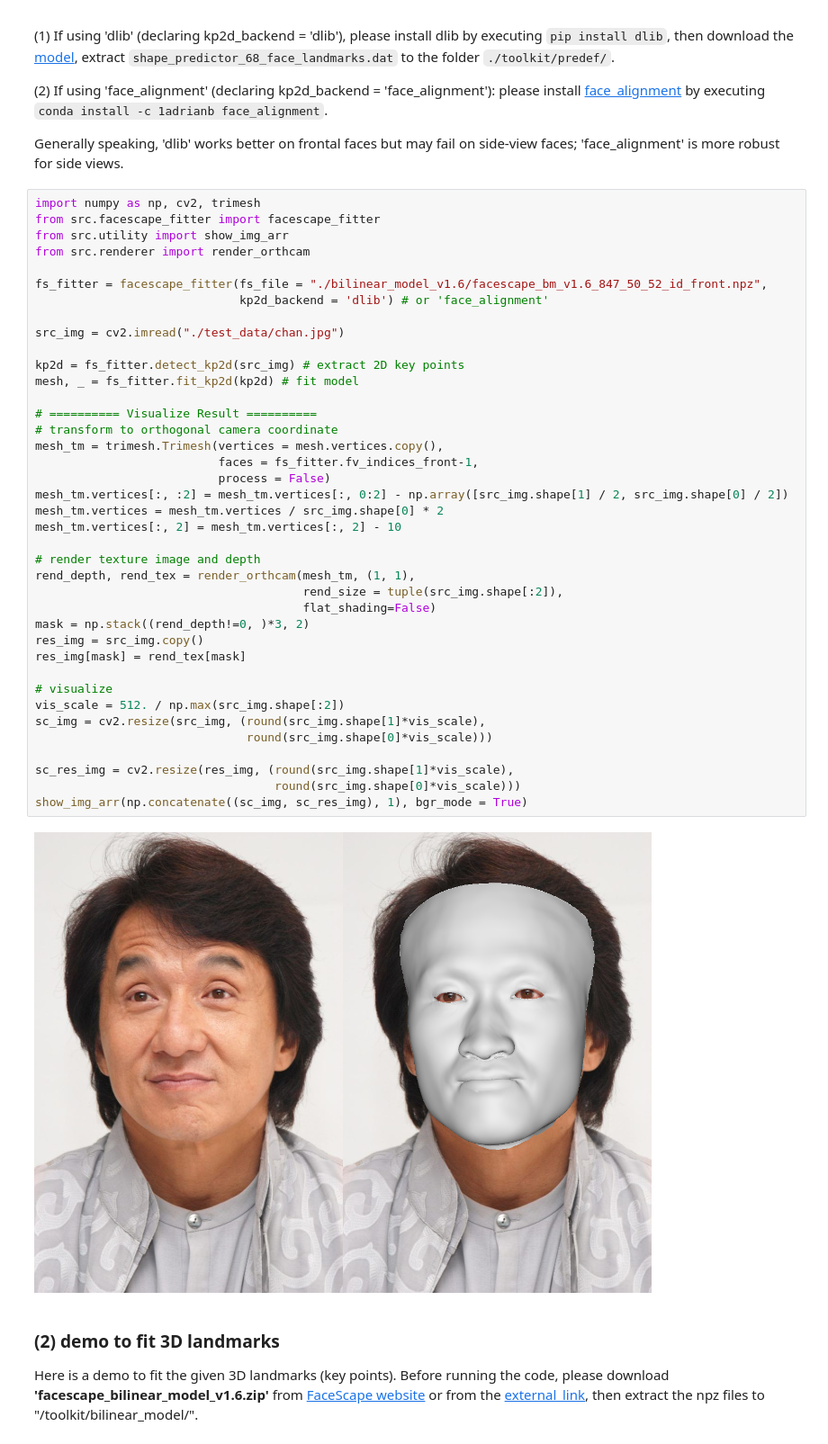
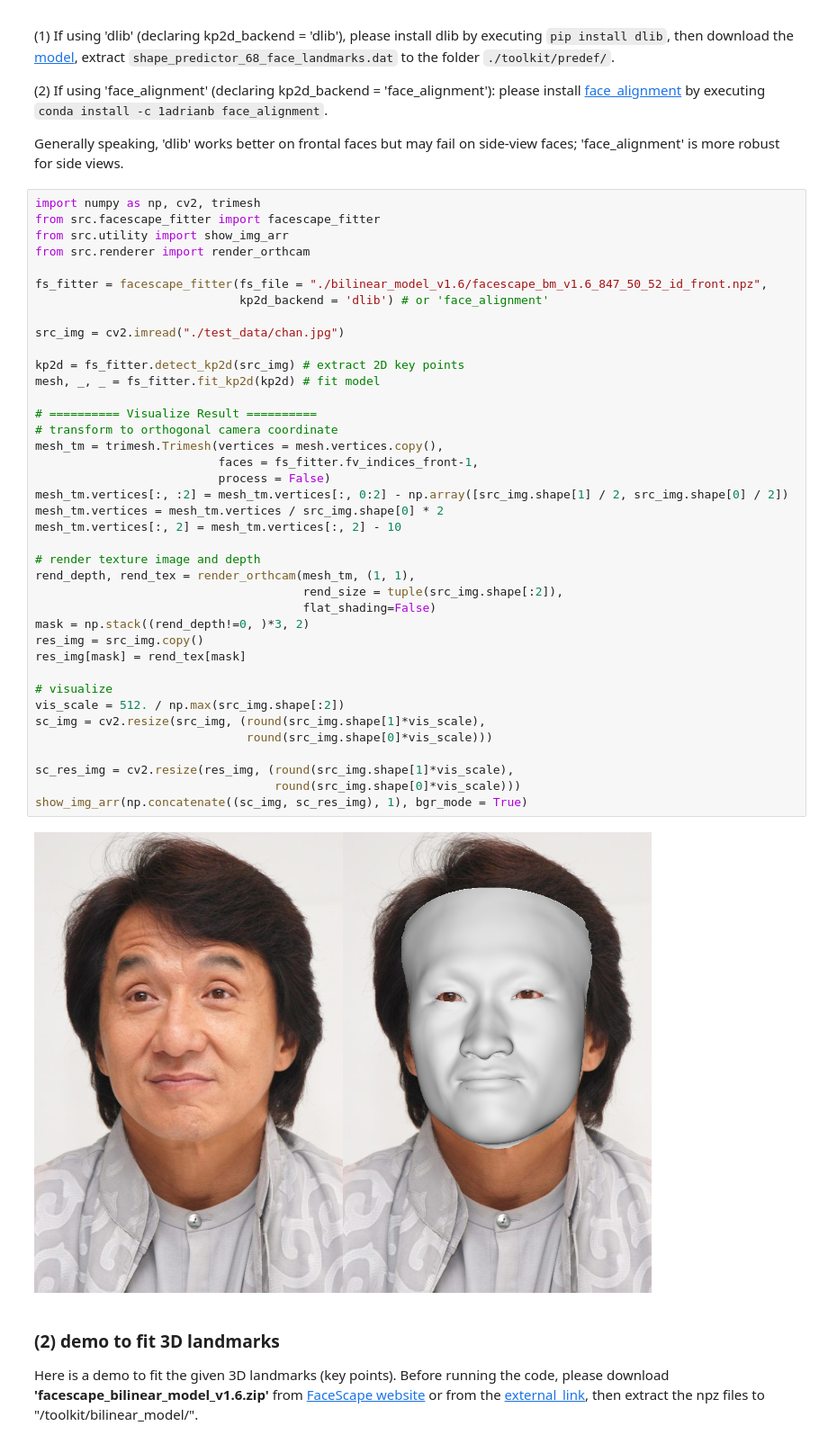
Before and after one commit to zhuhao-nju/facescape, a Jupyter notebook: toolkit/demo_bilinear_fit.ipynb, the cells around one changed output. Shown: that part at 90% size. Drawn from its saved outputs; the diff is of its cells as text.

```diff
--- a/toolkit/demo_bilinear_fit.ipynb
+++ b/toolkit/demo_bilinear_fit.ipynb
@@ -26,35 +26,35 @@ fs_fitter = facescape_fitter(fs_file = "./bilinear_model_v1.6/facescape_bm_v1.6_
 src_img = cv2.imread("./test_data/chan.jpg")
 
 kp2d = fs_fitter.detect_kp2d(src_img) # extract 2D key points
-mesh, _ = fs_fitter.fit_kp2d(kp2d) # fit model
+mesh, _, _ = fs_fitter.fit_kp2d(kp2d) # fit model
 
 # ========== Visualize Result ==========
 # transform to orthogonal camera coordinate
 mesh_tm = trimesh.Trimesh(vertices = mesh.vertices.copy(),
                           faces = fs_fitter.fv_indices_front-1,
                           process = False)
 mesh_tm.vertices[:, :2] = mesh_tm.vertices[:, 0:2] - np.array([src_img.shape[1] / 2, src_img.shape[0] / 2])
 mesh_tm.vertices = mesh_tm.vertices / src_img.shape[0] * 2
 mesh_tm.vertices[:, 2] = mesh_tm.vertices[:, 2] - 10
 
 # render texture image and depth
 rend_depth, rend_tex = render_orthcam(mesh_tm, (1, 1),
                                       rend_size = tuple(src_img.shape[:2]),
                                       flat_shading=False)
 mask = np.stack((rend_depth!=0, )*3, 2)
 res_img = src_img.copy()
 res_img[mask] = rend_tex[mask]
 
 # visualize
 vis_scale = 512. / np.max(src_img.shape[:2])
 sc_img = cv2.resize(src_img, (round(src_img.shape[1]*vis_scale),
                               round(src_img.shape[0]*vis_scale)))
 
 sc_res_img = cv2.resize(res_img, (round(src_img.shape[1]*vis_scale),
                                   round(src_img.shape[0]*vis_scale)))
 show_img_arr(np.concatenate((sc_img, sc_res_img), 1), bgr_mode = True)
 # %% [output]
-[figure, old version]
+[figure, new version]
 # %% [markdown]
 ### (2) demo to fit 3D landmarks
 
```
Also changed, not shown: parts of 1 cell of this notebook, 3 other files.
